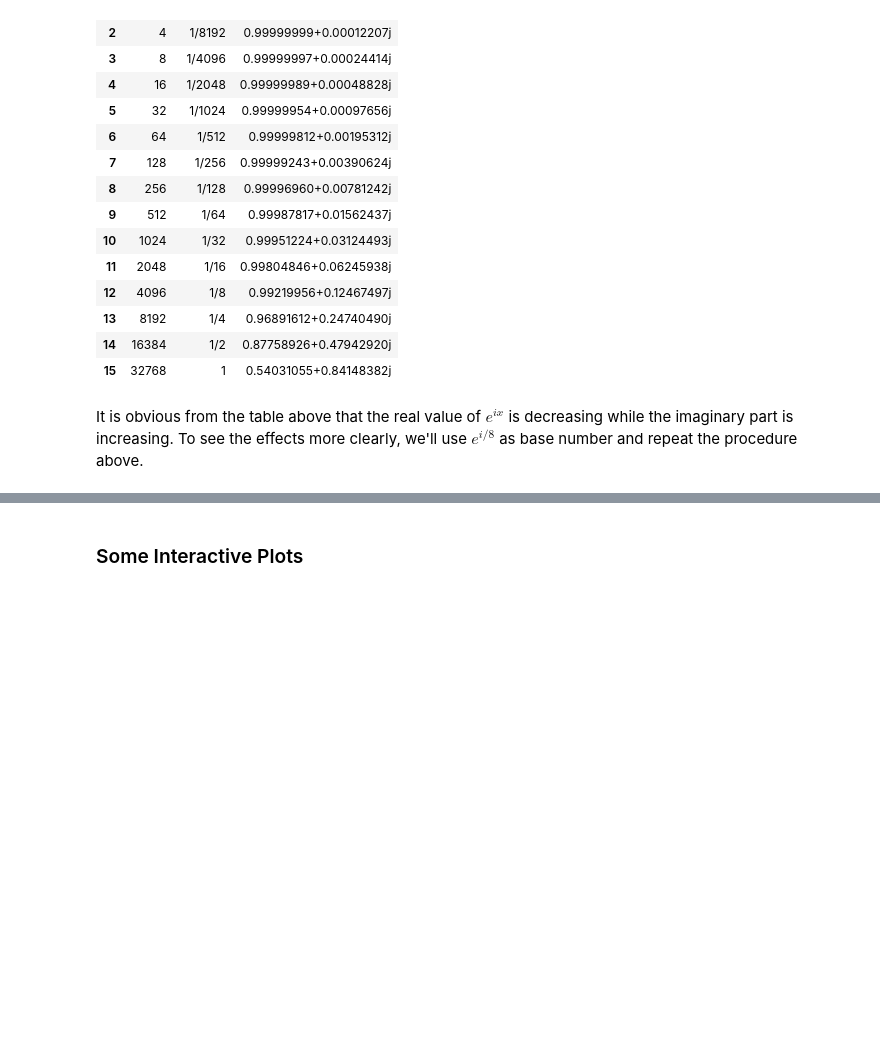
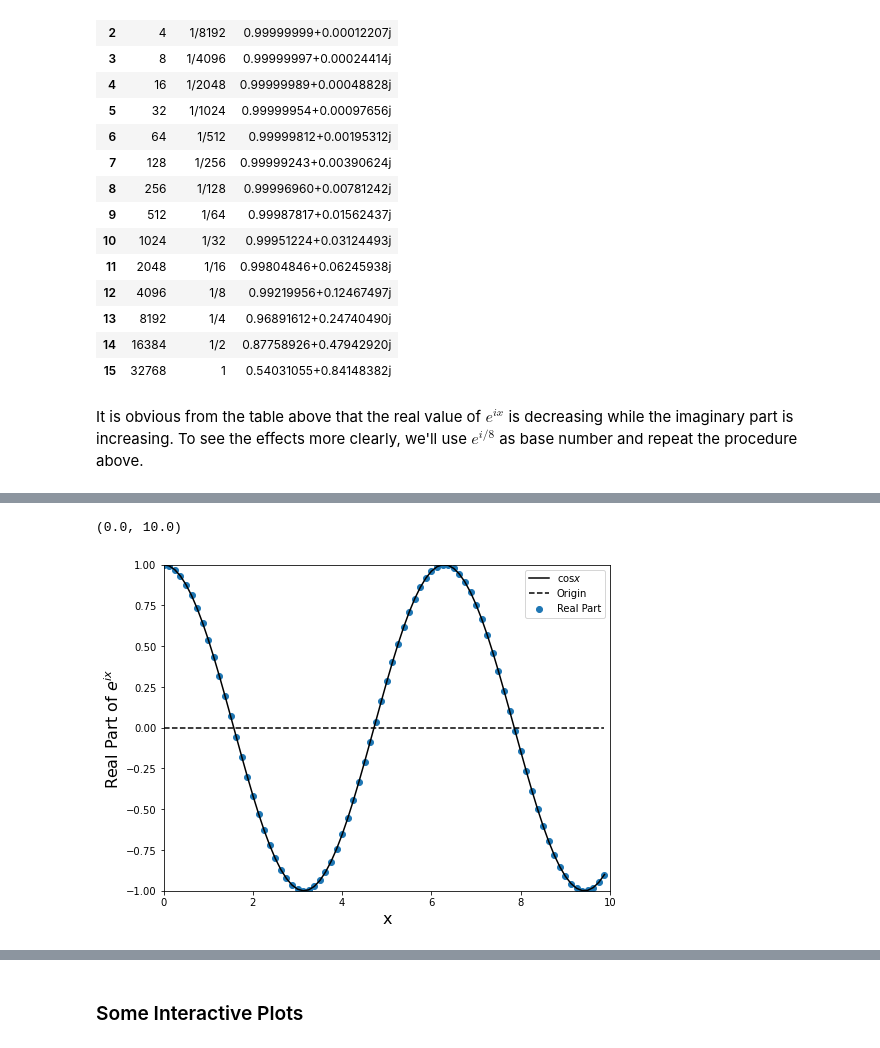
Before and after one commit to Hari31416/Python, a Jupyter notebook: Codes/presentation/ppt_final.ipynb, the cells around one changed output, grey strips where cells are left out. Saved outputs shown, nothing was run; the diff lists cells and outputs as text; code cells hidden in the pictures; blank space fills up the shorter version.

```diff
--- a/Codes/presentation/ppt_final.ipynb
+++ b/Codes/presentation/ppt_final.ipynb
@@ -122,2 +166,17 @@ df3=df3[['power', 'x', 'e^x']]
+# %%
+#Real part
+plt.figure(figsize=(8,6))
+t = np.arange(0, len(df3), 1)
+plt.scatter(t/8, df3['e^x'].values.real, label='Real Part')
+plt.plot(t/8, np.cos(t/8), color='black', label='$\cosx$')
+plt.plot(t/8, 0*t, '--', color='black', label='Origin')
+plt.xlabel('x', fontdict={'fontsize': 16})
+plt.ylabel('Real Part of $e^{ix}$', fontdict={'fontsize': 16})
+plt.legend()
+plt.ylim([-1,1])
+plt.xlim([0,10])
+# %% [output]
+(0.0, 10.0)
+[figure, added]
 # %%
 #Plotting the graph
```
Also changed, not shown: parts of 17 cells of this notebook, 17 other files.
